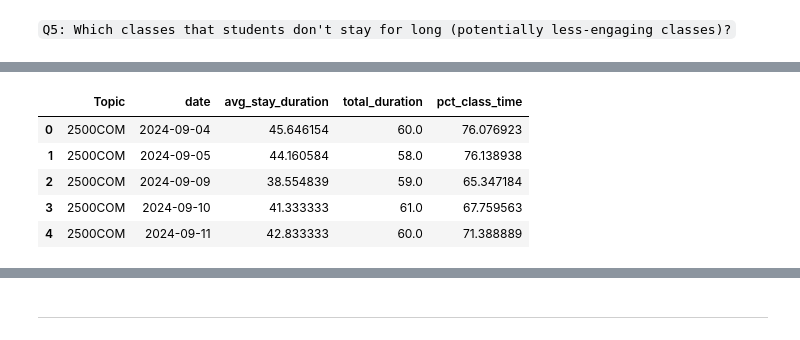
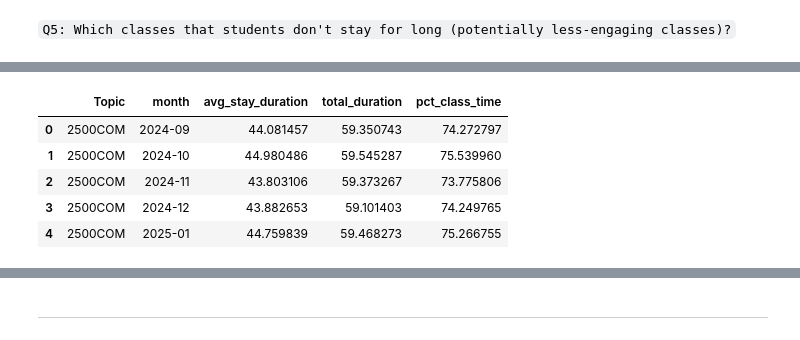
Before and after one commit to tthvan/Customer-Retention-Analysis, a Jupyter notebook: cleanin.ipynb, the cells around one changed output, grey strips where cells are left out. Drawn from its saved outputs; the diff is of its cells as text; code cells hidden in the pictures.

```diff
--- a/cleanin.ipynb
+++ b/cleanin.ipynb
@@ -1006,15 +995,20 @@ Index(['Topic', 'ID', 'Host name', 'Host email', 'Start time', 'End time',
 # %%
-session_stay = df.groupby(['Topic', 'date']).agg(
+#Extract month
+df['month'] = pd.to_datetime(df['date']).dt.to_period('M')
+
+#Group by Class and Month
+session_stay = df.groupby(['Topic', 'month']).agg(
     avg_stay_duration=('student_stay_duration', 'mean'),
     total_duration=('Duration (minutes)', 'mean')
 ).reset_index()
 
+#Get percent of in-class time (student stayed for how much percent of total class duration)
 session_stay['pct_class_time'] = (session_stay['avg_stay_duration']/session_stay['total_duration'])*100
 session_stay.head()
 # %% [output]
-|  | Topic | date | avg_stay_duration | total_duration | pct_class_time |
-| 0 | 2500COM | 2024-09-04 | 45.646154 | 60.0 | 76.076923 |
-| 1 | 2500COM | 2024-09-05 | 44.160584 | 58.0 | 76.138938 |
-| 2 | 2500COM | 2024-09-09 | 38.554839 | 59.0 | 65.347184 |
-| 3 | 2500COM | 2024-09-10 | 41.333333 | 61.0 | 67.759563 |
-| 4 | 2500COM | 2024-09-11 | 42.833333 | 60.0 | 71.388889 |
+|  | Topic | month | avg_stay_duration | total_duration | pct_class_time |
+| 0 | 2500COM | 2024-09 | 44.081457 | 59.350743 | 74.272797 |
+| 1 | 2500COM | 2024-10 | 44.980486 | 59.545287 | 75.539960 |
+| 2 | 2500COM | 2024-11 | 43.803106 | 59.373267 | 73.775806 |
+| 3 | 2500COM | 2024-12 | 43.882653 | 59.101403 | 74.249765 |
+| 4 | 2500COM | 2025-01 | 44.759839 | 59.468273 | 75.266755 |
```
Also changed, not shown: parts of 10 cells of this notebook.
